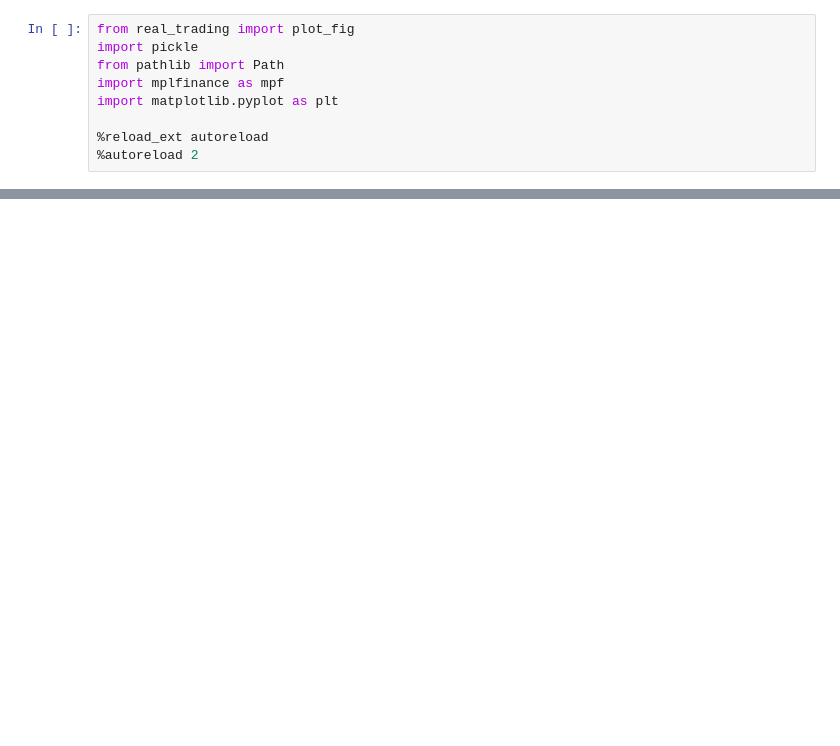
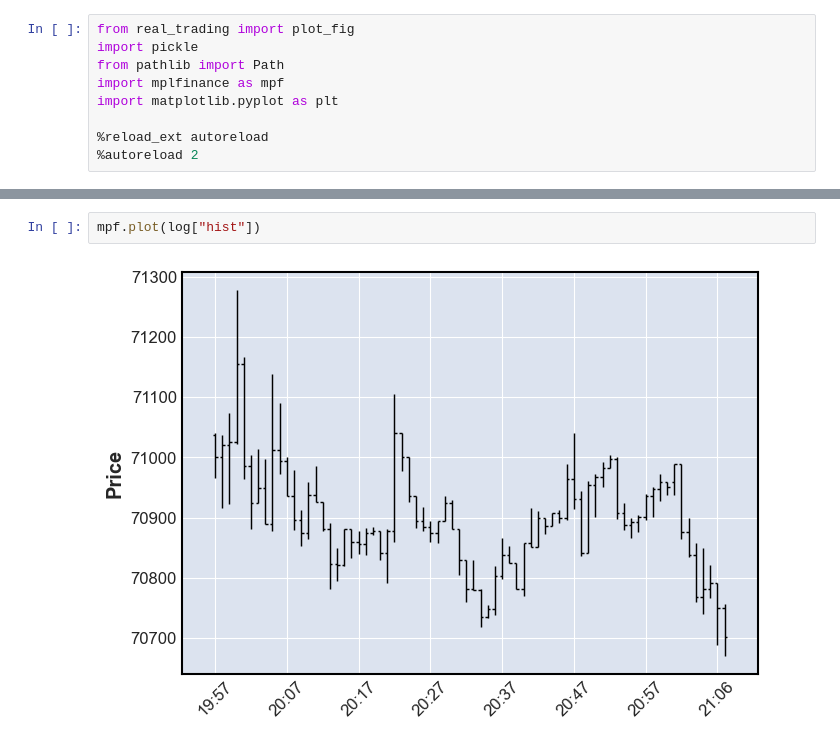
Before and after one commit to binrey/MLTR, a Jupyter notebook: log_viewer.ipynb, the cells around one changed output, grey strips where cells are left out. Drawn from its saved outputs; the diff is of its cells as text; blank space fills up the shorter version.

```diff
--- a/log_viewer.ipynb
+++ b/log_viewer.ipynb
@@ -17,0 +62,4 @@ fig.savefig("t.png", bbox_inches='tight', pad_inches=0.2)
+# %%
+mpf.plot(log["hist"])
+# %% [output]
+[figure, added]
```
Also changed, not shown: parts of 6 cells of this notebook, 2 other files.
